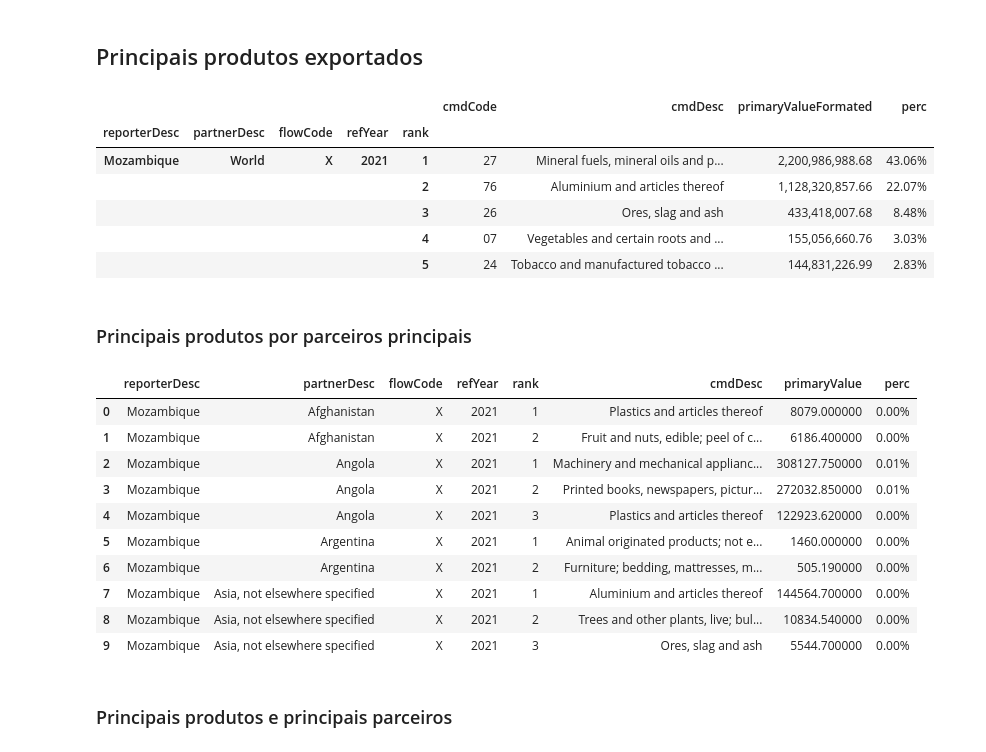
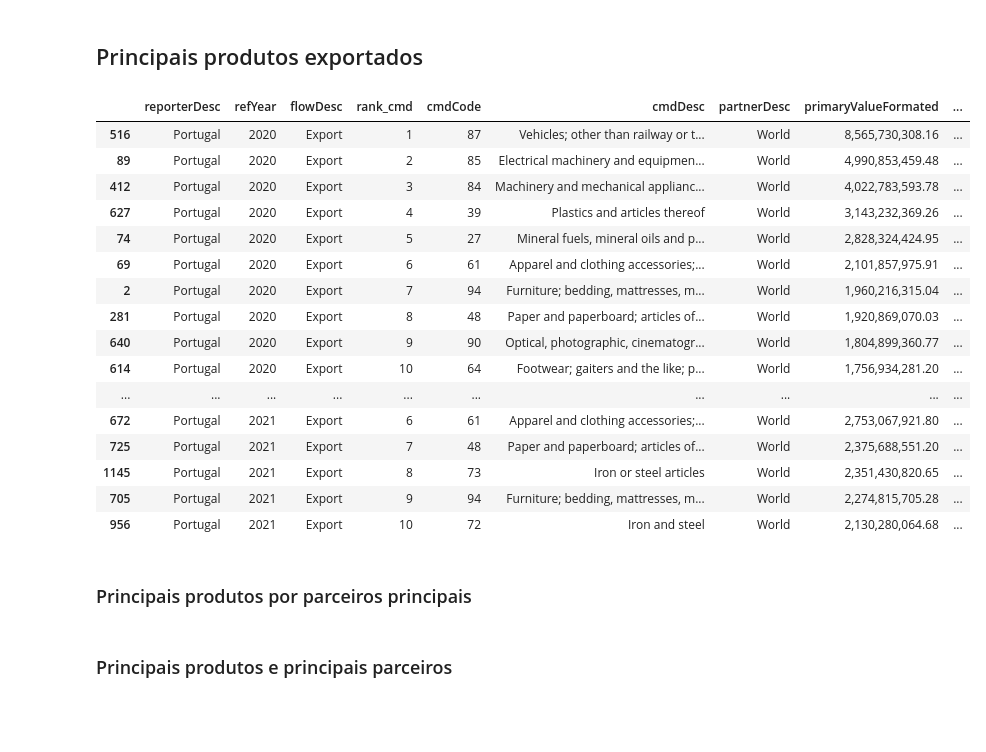
Before and after one commit to joaquimrcarvalho/cipf-comtrade, a Jupyter notebook: country_trade_profile.ipynb, the cells around one changed output. Cells and saved outputs as stored; diff of their text form; code cells hidden in the pictures; blank space fills up the shorter version.

```diff
--- a/country_trade_profile.ipynb
+++ b/country_trade_profile.ipynb
@@ -107,22 +107,34 @@ top_partners.sort_values(by=['refYear','flowCode','rank'], ascending=[True,True,
 # %% [markdown]
 ## Principais produtos exportados
 # %%
-export_products, df = comtrade.top_commodities(country_of_interest,0,years_of_interest, flowCode='X',
-                                           motCode=0,rank_filter=5,
-                                           pco_cols=['reporterDesc','partnerDesc','refYear','rank','cmdCode','cmdDesc',
-                                                     'flowCode','primaryValue','primaryValueFormated'],
-                                           global_stats=global_trade)
+export_products = comtrade.top_commodities(country_of_interest,
+                                               partnerCode=0,  # 0 = all partners
+                                               years=years_of_interest, flowCode='X',
+                                           motCode=0,rank_filter=10)
-# %%
-cols = ['cmdCode','cmdDesc','primaryValueFormated','perc']
-export_products[cols].style.format({'perc': '{:,.2%}'.format})
-# %% [output]
-|  |  |  |  |  | cmdCode | cmdDesc | primaryValueFormated | perc |
-| reporterDesc | partnerDesc | flowCode | refYear | rank |  |  |  |  |
-| Mozambique | World | X | 2021 | 1 | 27 | Mineral fuels, mineral oils and p... | 2,200,986,988.68 | 43.06% |
-|  |  |  |  | 2 | 76 | Aluminium and articles thereof | 1,128,320,857.66 | 22.07% |
-|  |  |  |  | 3 | 26 | Ores, slag and ash | 433,418,007.68 | 8.48% |
-|  |  |  |  | 4 | 07 | Vegetables and certain roots and ... | 155,056,660.76 | 3.03% |
-|  |  |  |  | 5 | 24 | Tobacco and manufactured tobacco ... | 144,831,226.99 | 2.83% |
+# %%
+cmd_in_country = 'perc_cmd_for_partner'
+# label for the percentage of a country in the total trade of a commodity
+country_in_cmd = 'perc_partner_for_cmd'
+cols = ['reporterDesc','refYear', 'flowDesc',	'rank_cmd', 'cmdCode','cmdDesc', 'partnerDesc', 'primaryValueFormated','perc_cmd_for_partner',]
+export_products[cols].style.format({cmd_in_country: '{:,.2%}'.format, country_in_cmd: '{:,.2%}'.format})
+# %% [output]
+|  | reporterDesc | refYear | flowDesc | rank_cmd | cmdCode | cmdDesc | partnerDesc | primaryValueFormated | ... |
+| 516 | Portugal | 2020 | Export | 1 | 87 | Vehicles; other than railway or t... | World | 8,565,730,308.16 | ... |
+| 89 | Portugal | 2020 | Export | 2 | 85 | Electrical machinery and equipmen... | World | 4,990,853,459.48 | ... |
+| 412 | Portugal | 2020 | Export | 3 | 84 | Machinery and mechanical applianc... | World | 4,022,783,593.78 | ... |
+| 627 | Portugal | 2020 | Export | 4 | 39 | Plastics and articles thereof | World | 3,143,232,369.26 | ... |
+| 74 | Portugal | 2020 | Export | 5 | 27 | Mineral fuels, mineral oils and p... | World | 2,828,324,424.95 | ... |
+| 69 | Portugal | 2020 | Export | 6 | 61 | Apparel and clothing accessories;... | World | 2,101,857,975.91 | ... |
+| 2 | Portugal | 2020 | Export | 7 | 94 | Furniture; bedding, mattresses, m... | World | 1,960,216,315.04 | ... |
+| 281 | Portugal | 2020 | Export | 8 | 48 | Paper and paperboard; articles of... | World | 1,920,869,070.03 | ... |
+| 640 | Portugal | 2020 | Export | 9 | 90 | Optical, photographic, cinematogr... | World | 1,804,899,360.77 | ... |
+| 614 | Portugal | 2020 | Export | 10 | 64 | Footwear; gaiters and the like; p... | World | 1,756,934,281.20 | ... |
+| ... | ... | ... | ... | ... | ... | ... | ... | ... | ... |
+| 672 | Portugal | 2021 | Export | 6 | 61 | Apparel and clothing accessories;... | World | 2,753,067,921.80 | ... |
+| 725 | Portugal | 2021 | Export | 7 | 48 | Paper and paperboard; articles of... | World | 2,375,688,551.20 | ... |
+| 1145 | Portugal | 2021 | Export | 8 | 73 | Iron or steel articles | World | 2,351,430,820.65 | ... |
+| 705 | Portugal | 2021 | Export | 9 | 94 | Furniture; bedding, mattresses, m... | World | 2,274,815,705.28 | ... |
+| 956 | Portugal | 2021 | Export | 10 | 72 | Iron and steel | World | 2,130,280,064.68 | ... |
 # %% [markdown]
 ### Principais produtos por parceiros principais
 # %%
@@ -135,18 +145,0 @@ df = df[df.partnerCode!=0]
-# %%
-import pandas as pd
-# show more lines
-pd.set_option('display.max_rows', 2500)
-
-export_products[['cmdDesc','primaryValue','perc']].reset_index().head(10).style.format({'perc': '{:,.2%}'.format})
-# %% [output]
-|  | reporterDesc | partnerDesc | flowCode | refYear | rank | cmdDesc | primaryValue | perc |
-| 0 | Mozambique | Afghanistan | X | 2021 | 1 | Plastics and articles thereof | 8079.000000 | 0.00% |
-| 1 | Mozambique | Afghanistan | X | 2021 | 2 | Fruit and nuts, edible; peel of c... | 6186.400000 | 0.00% |
-| 2 | Mozambique | Angola | X | 2021 | 1 | Machinery and mechanical applianc... | 308127.750000 | 0.01% |
-| 3 | Mozambique | Angola | X | 2021 | 2 | Printed books, newspapers, pictur... | 272032.850000 | 0.01% |
-| 4 | Mozambique | Angola | X | 2021 | 3 | Plastics and articles thereof | 122923.620000 | 0.00% |
-| 5 | Mozambique | Argentina | X | 2021 | 1 | Animal originated products; not e... | 1460.000000 | 0.00% |
-| 6 | Mozambique | Argentina | X | 2021 | 2 | Furniture; bedding, mattresses, m... | 505.190000 | 0.00% |
-| 7 | Mozambique | Asia, not elsewhere specified | X | 2021 | 1 | Aluminium and articles thereof | 144564.700000 | 0.00% |
-| 8 | Mozambique | Asia, not elsewhere specified | X | 2021 | 2 | Trees and other plants, live; bul... | 10834.540000 | 0.00% |
-| 9 | Mozambique | Asia, not elsewhere specified | X | 2021 | 3 | Ores, slag and ash | 5544.700000 | 0.00% |
```
Also changed, not shown: parts of 8 cells of this notebook.
